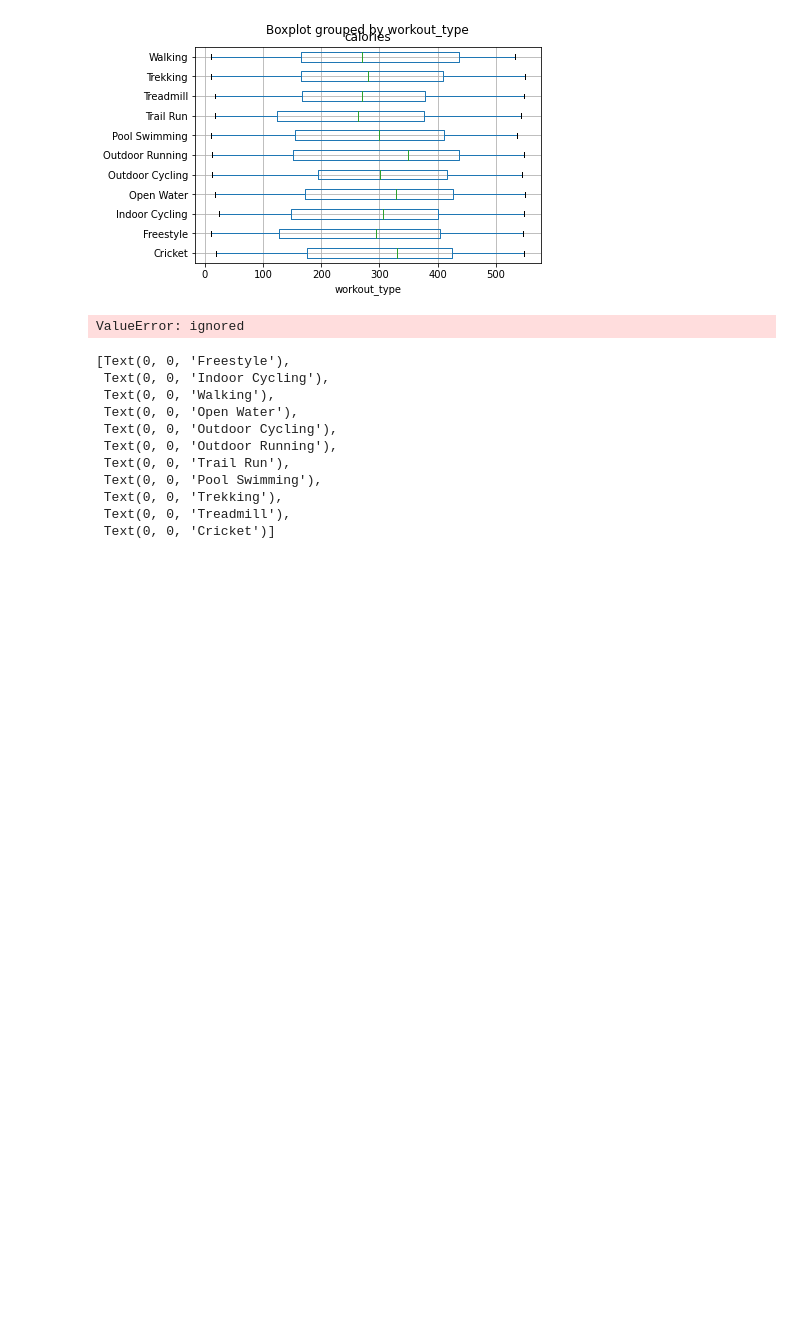
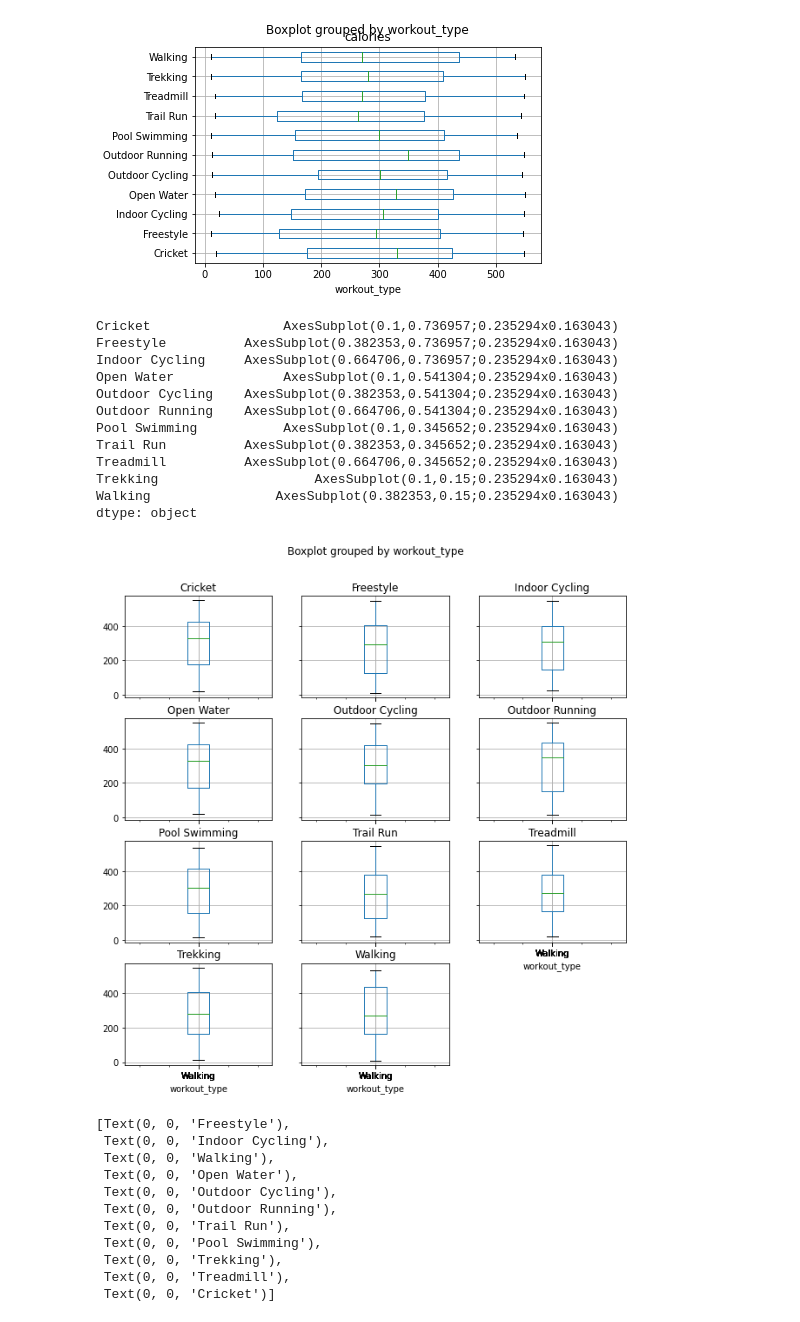
Before and after one commit to khatriprajwol/Data-Visualization-, a Jupyter notebook: Many Distribution.ipynb, the cells around one changed output. Drawn from its saved outputs; the diff is of its cells as text; code cells hidden in the pictures; blank space fills up the shorter version.

```diff
--- a/Many Distribution.ipynb
+++ b/Many Distribution.ipynb
@@ -68,9 +68,21 @@ df.boxplot(column = 'calories',by = 'workout_type',vert = False)
 <matplotlib.axes._subplots.AxesSubplot at 0x...>
 [figure]
 # %%
-by_Range.boxplot(column = 'calories',by = 'workout_type',vert = True, rot=None, figsize=(10,10), sharex=True, sharey=True, backend=('Trekking'))
+by_Range.boxplot(column = 'calories',by = 'workout_type',vert = True, rot=None, figsize=(10,10), sharex=True, sharey=True)
 # %% [output]
-ValueError: ignored
+Cricket                 AxesSubplot(0.1,0.736957;0.235294x0.163043)
+Freestyle          AxesSubplot(0.382353,0.736957;0.235294x0.163043)
+Indoor Cycling     AxesSubplot(0.664706,0.736957;0.235294x0.163043)
+Open Water              AxesSubplot(0.1,0.541304;0.235294x0.163043)
+Outdoor Cycling    AxesSubplot(0.382353,0.541304;0.235294x0.163043)
+Outdoor Running    AxesSubplot(0.664706,0.541304;0.235294x0.163043)
+Pool Swimming           AxesSubplot(0.1,0.345652;0.235294x0.163043)
+Trail Run          AxesSubplot(0.382353,0.345652;0.235294x0.163043)
+Treadmill          AxesSubplot(0.664706,0.345652;0.235294x0.163043)
+Trekking                    AxesSubplot(0.1,0.15;0.235294x0.163043)
+Walking                AxesSubplot(0.382353,0.15;0.235294x0.163043)
+dtype: object
+[figure, added]
 # %%
 import seaborn as sns
 
```
Also changed, not shown: parts of 1 cell of this notebook.
